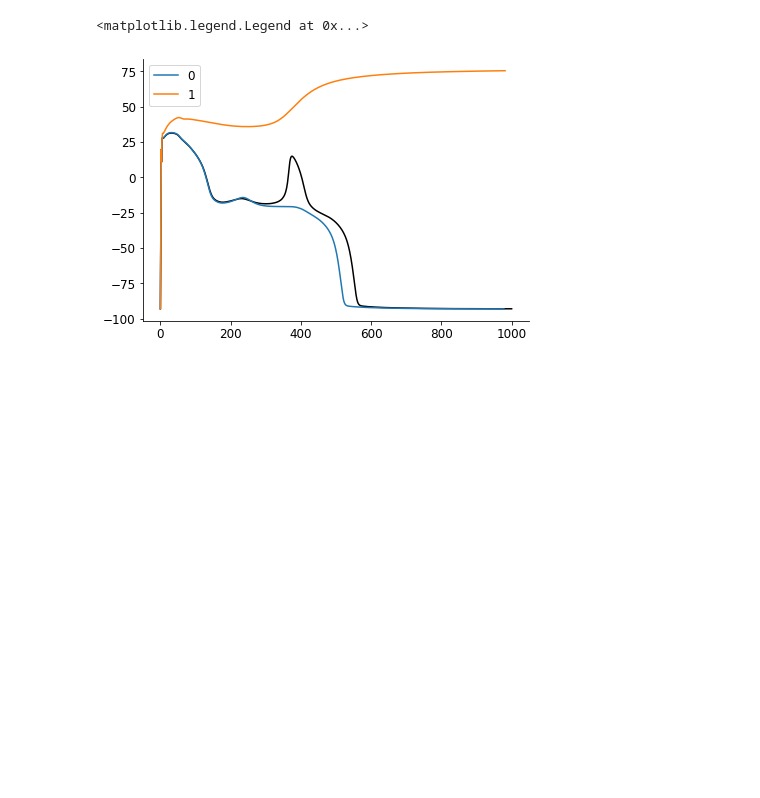
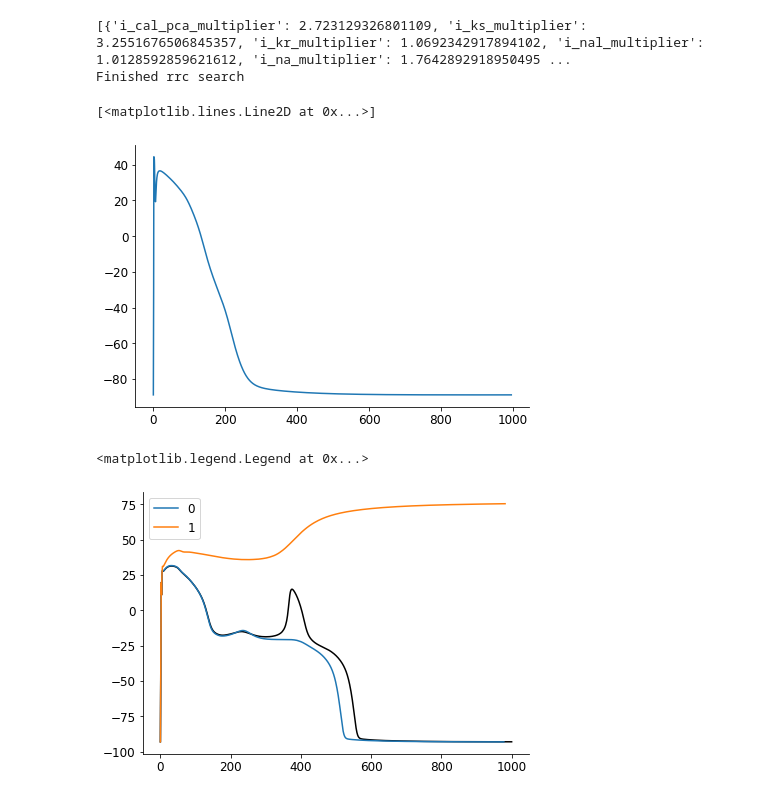
Before and after one commit to Christini-Lab/rrc-conductance-profile, a Jupyter notebook: notes.ipynb, the cells around one changed output. Cells and saved outputs as stored; diff of their text form; code cells hidden in the pictures; blank space fills up the shorter version.

```diff
--- a/notes.ipynb
+++ b/notes.ipynb
@@ -131,3 +127,52 @@ result = rrc_search(ind, IC, max_rrc = 1)
+# %%
+from important_functions import get_features, check_physio, check_physio_torord, get_rrc_error
+def evaluate_fitness(ind):
+
+    beats = 5
+    all_features = []
+    all_feature_errors = []
+    all_morph_errors = []
+    dat, IC = run_model(ind, beats, prepace = 600, stim = 5.3, length = 1, path = './models/', model = 'tor_ord_endo2.mmt')
+
+    for i in list(range(0, beats-1)):
+        data = get_last_ap(dat, i)
+        ap_features = get_features(data['t'], data['v'], data['cai'])
+
+        if ap_features == 50000000:
+            data = [50000000] * 20
+            return data
+
+        all_features.append(ap_features)
+
+        feature_error = check_physio(ap_features)
+        all_feature_errors.append(feature_error)
+
+        AP_morph_error = check_physio_torord(data['t'], data['v'], filter = 'yes')
+        all_morph_errors.append(AP_morph_error['error'])
+
+    print(ind)
+    results = rrc_search(ind, IC, path = './models/', model = 'tor_ord_endo2.mmt')
+    print('Finished rrc search')
+    RRC = results['RRC']
+
+    rrc_fitness = get_rrc_error(RRC)
+
+    fitness = sum(all_feature_errors) + sum(all_morph_errors) + rrc_fitness
+
+    #data = [fitness, RRC, rrc_fitness, str(list(dat['engine.time'])), str(list(dat['membrane.v'])), str(list(dat['intracellular_ions.cai'])), sum(all_feature_errors), sum(all_morph_errors)] + all_feature_errors + all_morph_errors + list(all_features[0].values()) + list(all_features[1].values()) + list(all_features[2].values()) + list(all_features[3].values())
+    data = [fitness, RRC, rrc_fitness, str(list(data['t'])), str(list(data['v'])), str(list(data['cai'])), sum(all_feature_errors), sum(all_morph_errors), feature_error, AP_morph_error['error']] + list(ap_features.values())
+    return data
+# %%
+ind = [{'i_cal_pca_multiplier': 0.45700360812131496, 'i_ks_multiplier': 2.355769459189441, 'i_kr_multiplier': 0.31070291409533485, 'i_nal_multiplier': 0.5790444953578463, 'i_na_multiplier': 1.0983120305540948, 'i_to_multiplier': 0.611275526370657, 'i_k1_multiplier': 3.7195477255854046, 'i_NCX_multiplier': 0.10626447784408034, 'i_nak_multiplier': 8.410480477665557}]
+data = evaluate_fitness(ind)
+# %% [output]
+[{'i_cal_pca_multiplier': 2.723129326801109, 'i_ks_multiplier': 3.2551676506845357, 'i_kr_multiplier': 1.0692342917894102, 'i_nal_multiplier': 1.0128592859621612, 'i_na_multiplier': 1.7642892918950495 ...
+Finished rrc search
+# %%
+plt.plot(eval(data[3]), eval(data[4]))
+# %% [output]
+[<matplotlib.lines.Line2D at 0x...>]
+[figure, added]
 # %%
 plt.plot(dat['engine.time'], dat['membrane.v'], color = 'black')
 for i in range(0, len(result['data'])):
```
Also changed, not shown: parts of 2 cells of this notebook, 1 other file.
